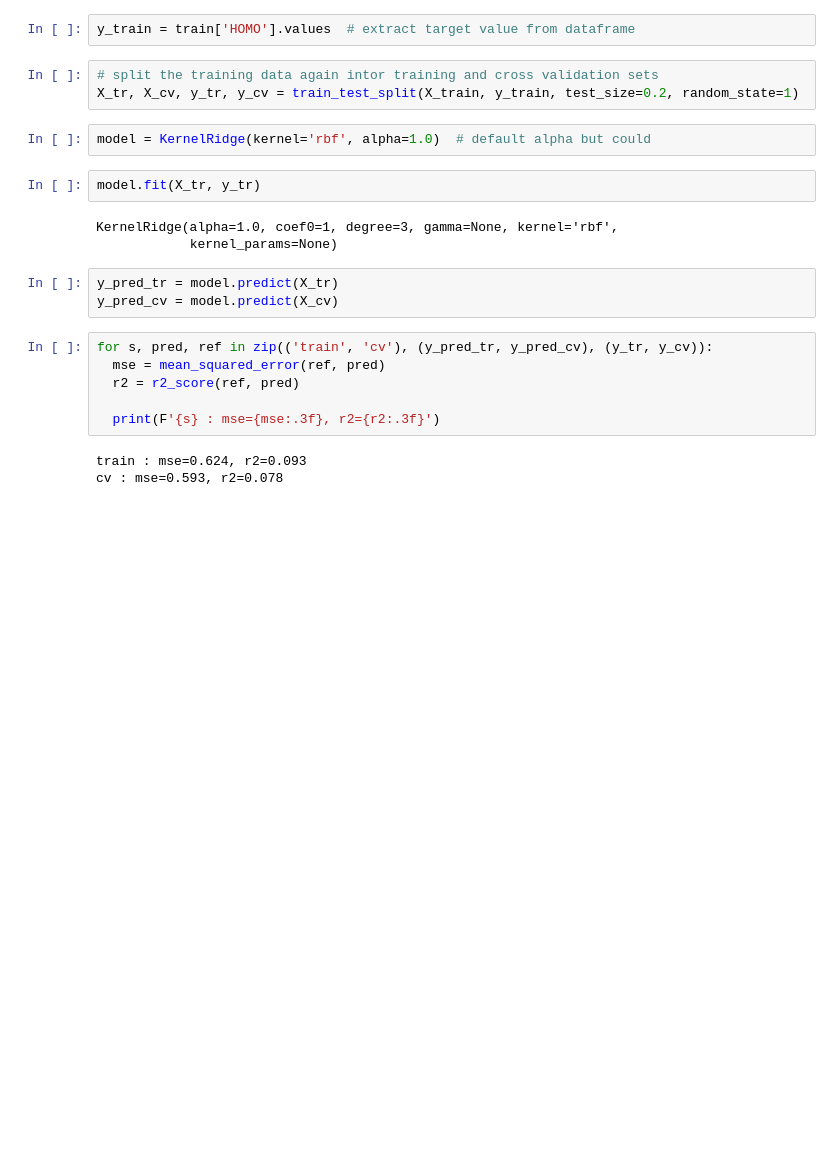
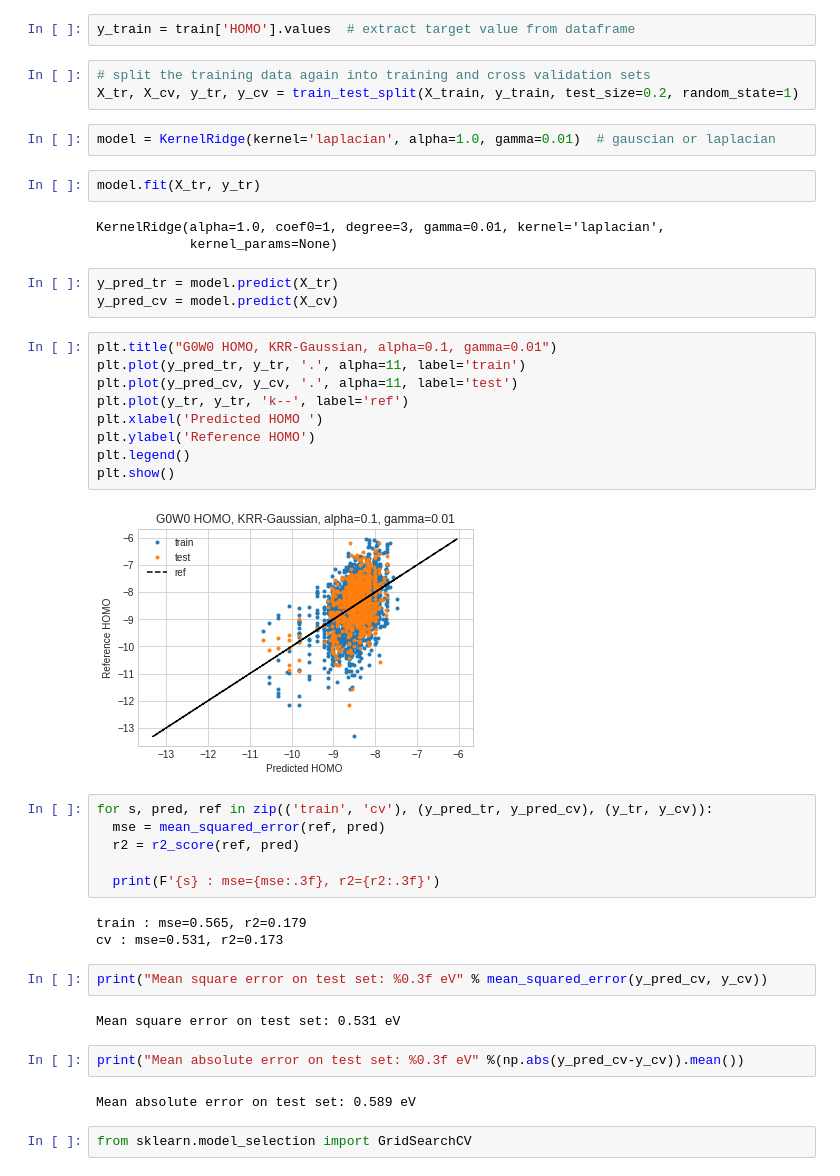
Before and after one commit to billalsohail/ML4MC, a Jupyter notebook: Atom counts attempt Joseph.ipynb, the cells around one changed output. Saved outputs shown, nothing was run; the diff lists cells and outputs as text; blank space fills up the shorter version.

```diff
--- a/Atom counts attempt Joseph.ipynb
+++ b/Atom counts attempt Joseph.ipynb
@@ -273,18 +307,29 @@ from sklearn.metrics import mean_squared_error, r2_score
 # %%
 y_train = train['HOMO'].values  # extract target value from dataframe
 # %%
-# split the training data again intor training and cross validation sets
+# split the training data again into training and cross validation sets
 X_tr, X_cv, y_tr, y_cv = train_test_split(X_train, y_train, test_size=0.2, random_state=1)
 # %%
-model = KernelRidge(kernel='rbf', alpha=1.0)  # default alpha but could
+model = KernelRidge(kernel='laplacian', alpha=1.0, gamma=0.01)  # gauscian or laplacian
 # %%
 model.fit(X_tr, y_tr)
 # %% [output]
-KernelRidge(alpha=1.0, coef0=1, degree=3, gamma=None, kernel='rbf',
+KernelRidge(alpha=1.0, coef0=1, degree=3, gamma=0.01, kernel='laplacian',
             kernel_params=None)
 # %%
 y_pred_tr = model.predict(X_tr)
 y_pred_cv = model.predict(X_cv)
+# %%
+plt.title("G0W0 HOMO, KRR-Gaussian, alpha=0.1, gamma=0.01")
+plt.plot(y_pred_tr, y_tr, '.', alpha=11, label='train')
+plt.plot(y_pred_cv, y_cv, '.', alpha=11, label='test')
+plt.plot(y_tr, y_tr, 'k--', label='ref')
+plt.xlabel('Predicted HOMO ')
+plt.ylabel('Reference HOMO')
+plt.legend()
+plt.show()
+# %% [output]
+[figure, added]
 # %%
 for s, pred, ref in zip(('train', 'cv'), (y_pred_tr, y_pred_cv), (y_tr, y_cv)):
   mse = mean_squared_error(ref, pred)
@@ -292,5 +337,15 @@ for s, pred, ref in zip(('train', 'cv'), (y_pred_tr, y_pred_cv), (y_tr, y_cv)):
 
   print(F'{s} : mse={mse:.3f}, r2={r2:.3f}')
 # %% [output]
-train : mse=0.624, r2=0.093
-cv : mse=0.593, r2=0.078
+train : mse=0.565, r2=0.179
+cv : mse=0.531, r2=0.173
+# %%
+print("Mean square error on test set: %0.3f eV" % mean_squared_error(y_pred_cv, y_cv))
+# %% [output]
+Mean square error on test set: 0.531 eV
+# %%
+print("Mean absolute error on test set: %0.3f eV" %(np.abs(y_pred_cv-y_cv)).mean())
+# %% [output]
+Mean absolute error on test set: 0.589 eV
+# %%
+from sklearn.model_selection import GridSearchCV
```
Also changed, not shown: parts of 11 cells of this notebook.
